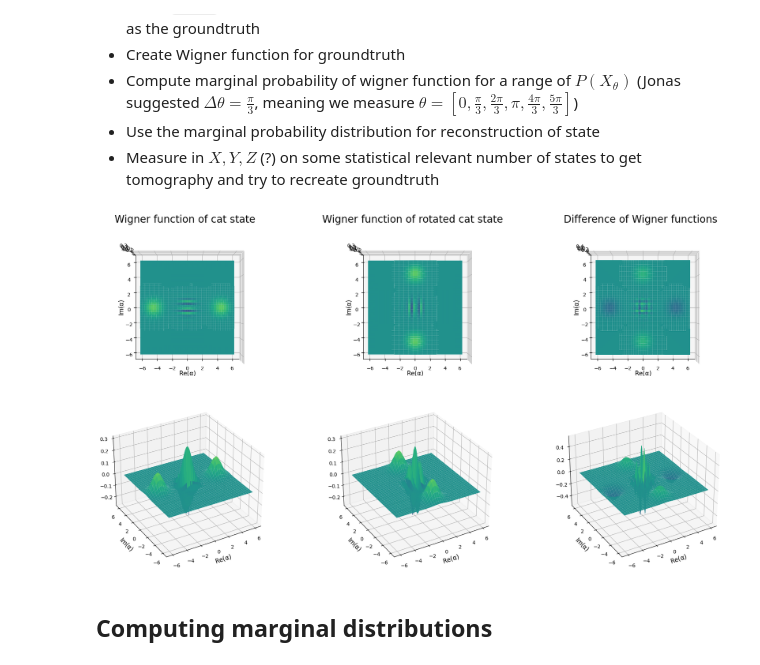
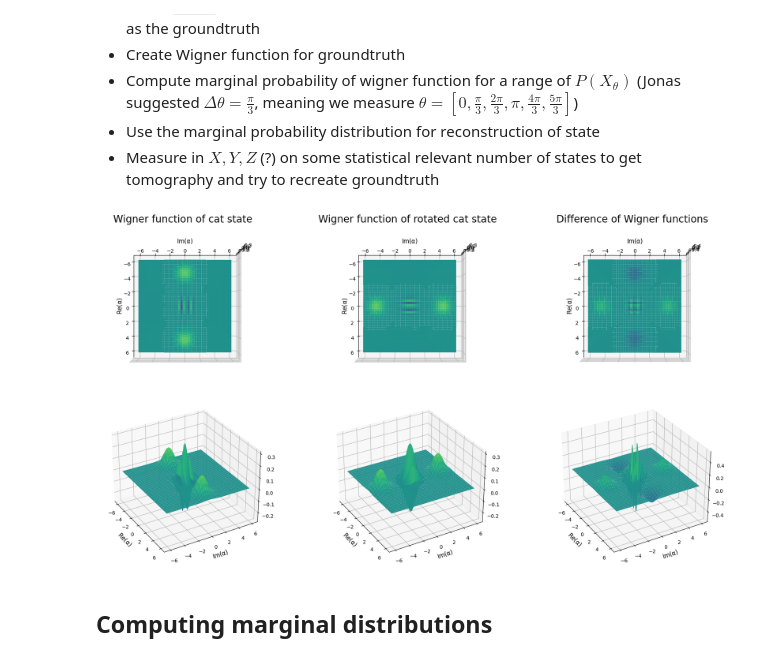
Before and after one commit to BastianValhoj/sciqisHomodyneTomography, a Jupyter notebook: HomoTomo/generateState.ipynb, the cells around one changed output. Drawn from its saved outputs; the diff is of its cells as text; code cells hidden in the pictures.

```diff
--- a/HomoTomo/generateState.ipynb
+++ b/HomoTomo/generateState.ipynb
@@ -104,36 +104,36 @@ p = np.linspace(-6, 6, N)
 
 fig, ax = plt.subplots(2, 3, figsize=(20, 10),
                        subplot_kw={"projection": "3d"}
                        )
 qt.plot_wigner(test, x, p,
                cmap="viridis", fig=fig, ax=ax[0, 0], colorbar=False, projection="3d", method="laguerre")
 qt.plot_wigner(test_rot, x, p,
                cmap="viridis", fig=fig, ax=ax[0, 1], colorbar=False, projection="3d", method="laguerre")
 qt.plot_wigner(test_rot - test.proj(), x, p,
                cmap="viridis", fig=fig, ax=ax[0, 2], colorbar=False, projection="3d", method="laguerre")
 qt.plot_wigner(test, x, p,
                cmap="viridis", fig=fig, ax=ax[1, 0], colorbar=False, projection="3d", method="laguerre")
 qt.plot_wigner(test_rot, x, p,
                cmap="viridis", fig=fig, ax=ax[1, 1], colorbar=False, projection="3d", method="laguerre")
 qt.plot_wigner(test_rot - test.proj(), x, p,
                cmap="viridis", fig=fig, ax=ax[1, 2], colorbar=False, projection="3d", method="laguerre")
 
 
 ax[0, 0].set_title("Wigner function of cat state", fontsize=20)
 ax[0, 1].set_title("Wigner function of rotated cat state", fontsize=20)
 ax[0, 2].set_title("Difference of Wigner functions", fontsize=20)
 
 # add a single colorbar between the first and second row of 3D plots
 # fig.colorbar(ax[0, :].collections[0], ax=ax[0, 0], orientation='vertical')
 for a in ax[0, :]:
-   a.view_init(elev=90, azim=-90)
+   a.view_init(elev=90, azim=0)
 
 for a in ax[1, :]:
-   a.view_init(elev=30, azim=-120)
+   a.view_init(elev=30, azim=-30)
 
 fig.tight_layout()
 # %% [output]
-[figure, old version]
+[figure, new version]
 # %% [markdown]
 ## Computing marginal distributions
 # %%
```
